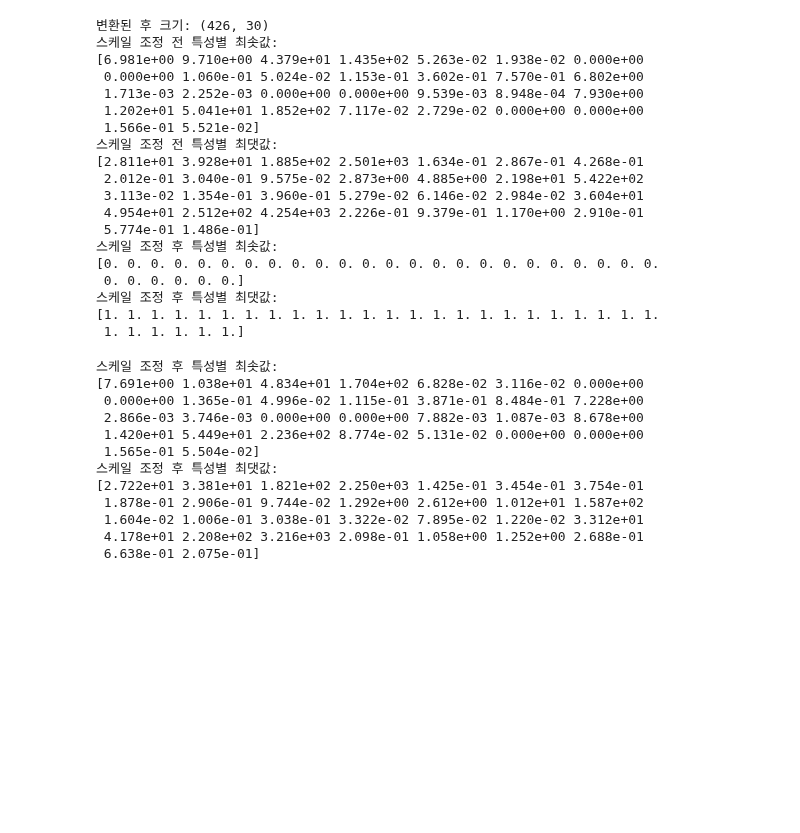
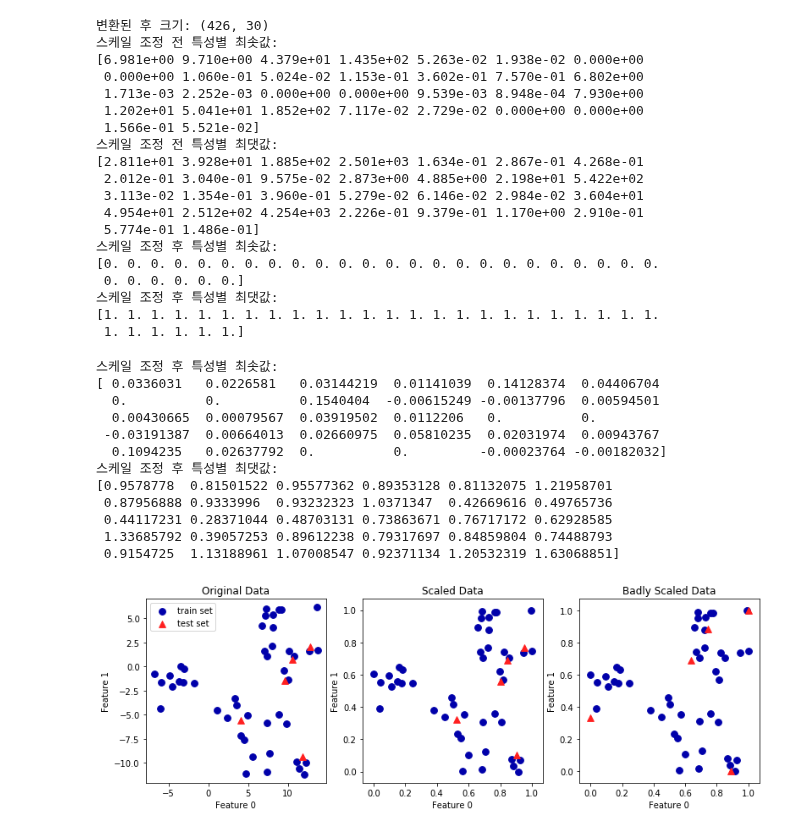
Before and after one commit to JMmmmuu/ML, a Jupyter notebook: IntroToMLwithPython/3_UnsupervisedLeand_n_dataProcess.ipynb, the cells around one changed output. Drawn from its saved outputs; the diff is of its cells as text; code cells hidden in the pictures; blank space fills up the shorter version.

```diff
--- a/IntroToMLwithPython/3_UnsupervisedLeand_n_dataProcess.ipynb
+++ b/IntroToMLwithPython/3_UnsupervisedLeand_n_dataProcess.ipynb
@@ -96,18 +96,60 @@ print("스케일 조정 후 특성별 최댓값:\n{}".format(x_train_scaled.max(
 # transform test data
 x_test_scaled = scaler.transform(x_test)
 # 스케일이 조정된 후 테스트 데이터의 속성을 출력
-print("스케일 조정 후 특성별 최솟값:\n{}".format(x_test.min(axis=0)))
-print("스케일 조정 후 특성별 최댓값:\n{}".format(x_test.max(axis=0)))
+print("스케일 조정 후 특성별 최솟값:\n{}".format(x_test_scaled.min(axis=0)))
+print("스케일 조정 후 특성별 최댓값:\n{}".format(x_test_scaled.max(axis=0)))
 # %% [output]
 스케일 조정 후 특성별 최솟값:
-[7.691e+00 1.038e+01 4.834e+01 1.704e+02 6.828e-02 3.116e-02 0.000e+00
- 0.000e+00 1.365e-01 4.996e-02 1.115e-01 3.871e-01 8.484e-01 7.228e+00
- 2.866e-03 3.746e-03 0.000e+00 0.000e+00 7.882e-03 1.087e-03 8.678e+00
- 1.420e+01 5.449e+01 2.236e+02 8.774e-02 5.131e-02 0.000e+00 0.000e+00
- 1.565e-01 5.504e-02]
+[ 0.0336031   0.0226581   0.03144219  0.01141039  0.14128374  0.04406704
+  0.          0.          0.1540404  -0.00615249 -0.00137796  0.00594501
+  0.00430665  0.00079567  0.03919502  0.0112206   0.          0.
+ -0.03191387  0.00664013  0.02660975  0.05810235  0.02031974  0.00943767
+  0.1094235   0.02637792  0.          0.         -0.00023764 -0.00182032]
 스케일 조정 후 특성별 최댓값:
-[2.722e+01 3.381e+01 1.821e+02 2.250e+03 1.425e-01 3.454e-01 3.754e-01
- 1.878e-01 2.906e-01 9.744e-02 1.292e+00 2.612e+00 1.012e+01 1.587e+02
- 1.604e-02 1.006e-01 3.038e-01 3.322e-02 7.895e-02 1.220e-02 3.312e+01
- 4.178e+01 2.208e+02 3.216e+03 2.098e-01 1.058e+00 1.252e+00 2.688e-01
- 6.638e-01 2.075e-01]
+[0.9578778  0.81501522 0.95577362 0.89353128 0.81132075 1.21958701
+ 0.87956888 0.9333996  0.93232323 1.0371347  0.42669616 0.49765736
+ 0.44117231 0.28371044 0.48703131 0.73863671 0.76717172 0.62928585
+ 1.33685792 0.39057253 0.89612238 0.79317697 0.84859804 0.74488793
+ 0.9154725  1.13188961 1.07008547 0.92371134 1.20532319 1.63068851]
+# %%
+from sklearn.datasets import make_blobs
+# 인위적인 데이터셋 생성
+x, _ = make_blobs(n_samples=50, centers=5, random_state=4, cluster_std=2)
+# 훈련 세트와 테스트 세트로 분할
+x_train, x_test = train_test_split(x, random_state=5, test_size=.1)
+
+# 훈련 세트와 테스트 세트의 산점도
+fig, axes = plt.subplots(1, 3, figsize=(13, 4))
+axes[0].scatter(x_train[:, 0], x_train[:, 1], c=mglearn.cm2(0), label="train set", s=60)
+axes[0].scatter(x_test[:, 0], x_test[:, 1], marker='^', c=mglearn.cm2(1), label="test set", s=60)
+axes[0].legend(loc='upper left')
+axes[0].set_title("Original Data")
+
+# apply MinMaxScaler
+scaler = MinMaxScaler()
+scaler.fit(x_train)
+x_train_scaled = scaler.transform(x_train)
+x_test_scaled = scaler.transform(x_test)
+
+# 스케일이 조정된 데이터의 산점도
+axes[1].scatter(x_train_scaled[:, 0], x_train_scaled[:, 1], c=mglearn.cm2(0), label="train set", s=60)
+axes[1].scatter(x_test_scaled[:, 0], x_test_scaled[:, 1], marker='^', c=mglearn.cm2(1), label="test set", s=60)
+axes[1].set_title("Scaled Data")
+
+# 테스트 세트의 스케일을 따로 조정
+# 테스트 세트의 최솟값은 0, 최댓값은 1
+# Just for Example. Never use it like this
+test_scaler = MinMaxScaler()
+test_scaler.fit(x_test)
+x_test_scaled_badly = test_scaler.transform(x_test)
+
+# 잘못 조정된 데이터의 산점도
+axes[2].scatter(x_train_scaled[:, 0], x_train_scaled[:, 1], c=mglearn.cm2(0), label="train set", s=60)
+axes[2].scatter(x_test_scaled_badly[:, 0], x_test_scaled_badly[:, 1], marker='^', c=mglearn.cm2(1), label="test set", s=60)
+axes[2].set_title("Badly Scaled Data")
+
+for ax in axes:
+    ax.set_xlabel("Feature 0")
+    ax.set_ylabel("Feature 1")
+# %% [output]
+[figure, added]
```
